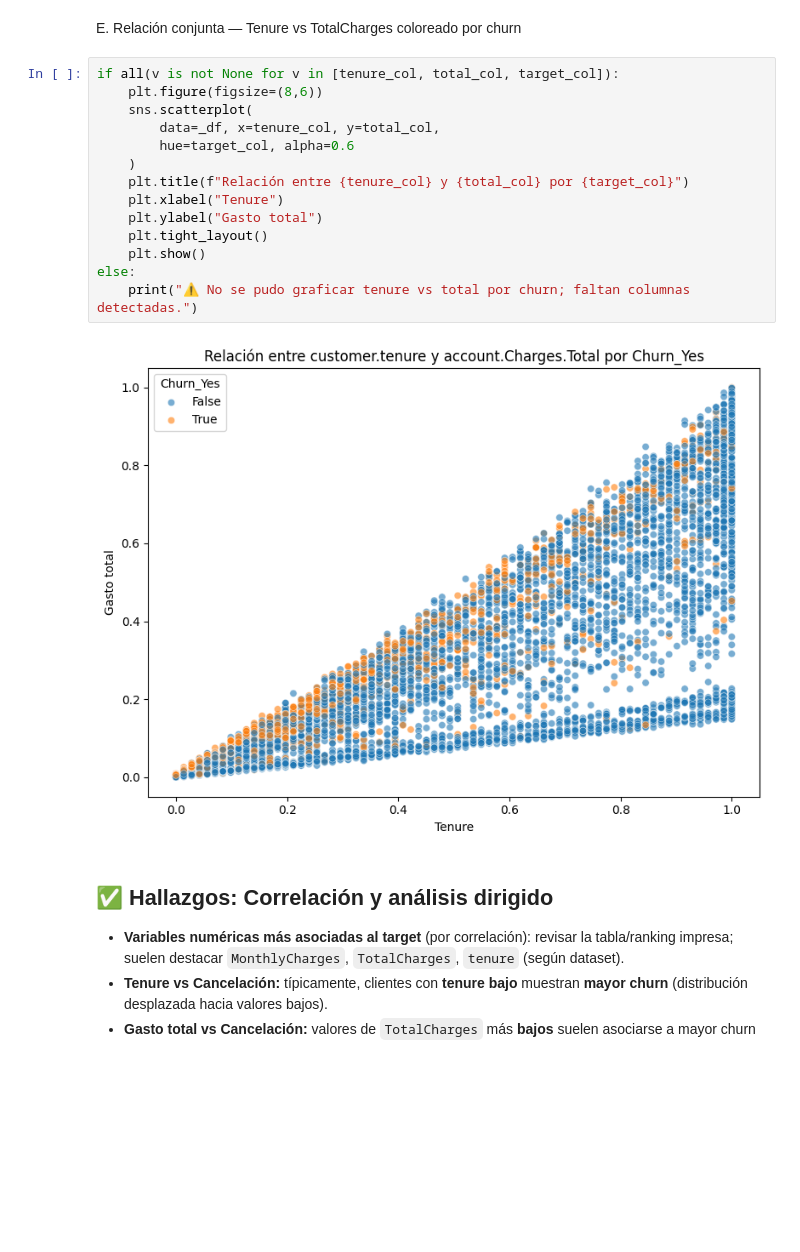
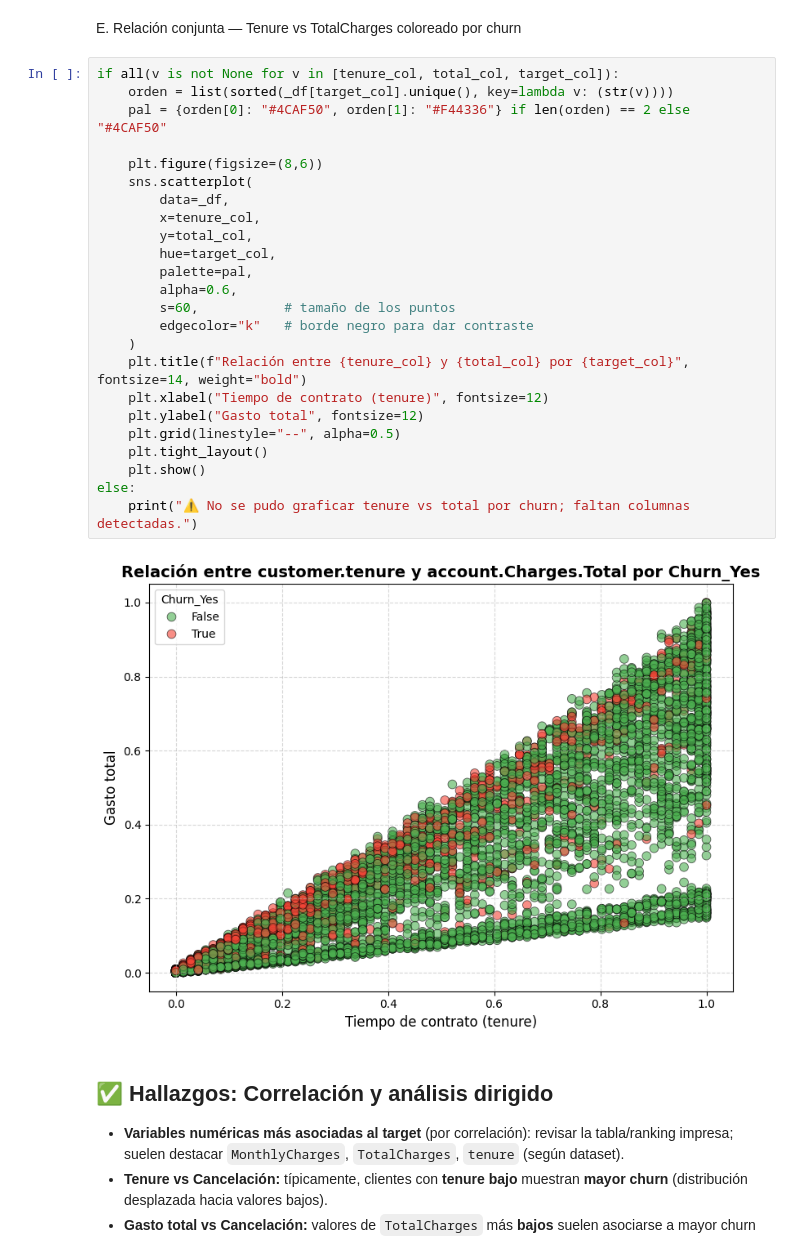
Before and after one commit to eD07/ChallengeDataScienceTelecomXParte2, a Jupyter notebook: TelecomXParte2.ipynb, the cells around one changed output. Saved outputs shown, nothing was run; the diff lists cells and outputs as text; blank space fills up the shorter version.

```diff
--- a/TelecomXParte2.ipynb
+++ b/TelecomXParte2.ipynb
@@ -1042,20 +1098,30 @@ else:
 E. Relación conjunta — Tenure vs TotalCharges coloreado por churn
 # %%
 if all(v is not None for v in [tenure_col, total_col, target_col]):
+    orden = list(sorted(_df[target_col].unique(), key=lambda v: (str(v))))
+    pal = {orden[0]: "#4CAF50", orden[1]: "#F44336"} if len(orden) == 2 else "#4CAF50"
+
     plt.figure(figsize=(8,6))
     sns.scatterplot(
-        data=_df, x=tenure_col, y=total_col,
-        hue=target_col, alpha=0.6
+        data=_df,
+        x=tenure_col,
+        y=total_col,
+        hue=target_col,
+        palette=pal,
+        alpha=0.6,
+        s=60,           # tamaño de los puntos
+        edgecolor="k"   # borde negro para dar contraste
     )
-    plt.title(f"Relación entre {tenure_col} y {total_col} por {target_col}")
-    plt.xlabel("Tenure")
-    plt.ylabel("Gasto total")
+    plt.title(f"Relación entre {tenure_col} y {total_col} por {target_col}", fontsize=14, weight="bold")
+    plt.xlabel("Tiempo de contrato (tenure)", fontsize=12)
+    plt.ylabel("Gasto total", fontsize=12)
+    plt.grid(linestyle="--", alpha=0.5)
     plt.tight_layout()
     plt.show()
 else:
     print("⚠ No se pudo graficar tenure vs total por churn; faltan columnas detectadas.")
 # %% [output]
-[figure, old version]
+[figure, new version]
 # %% [markdown]
 ## ✅ Hallazgos: Correlación y análisis dirigido
 
```
Also changed, not shown: parts of 5 cells of this notebook.
